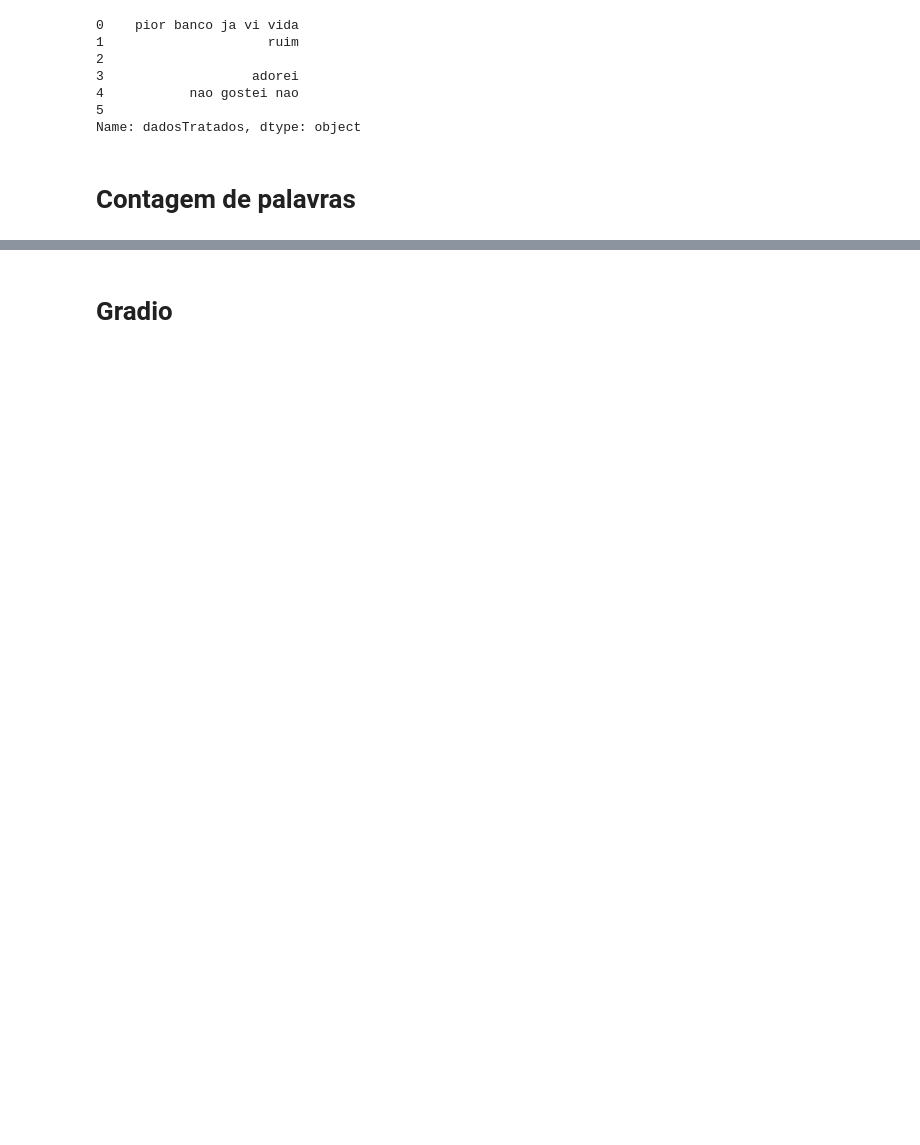
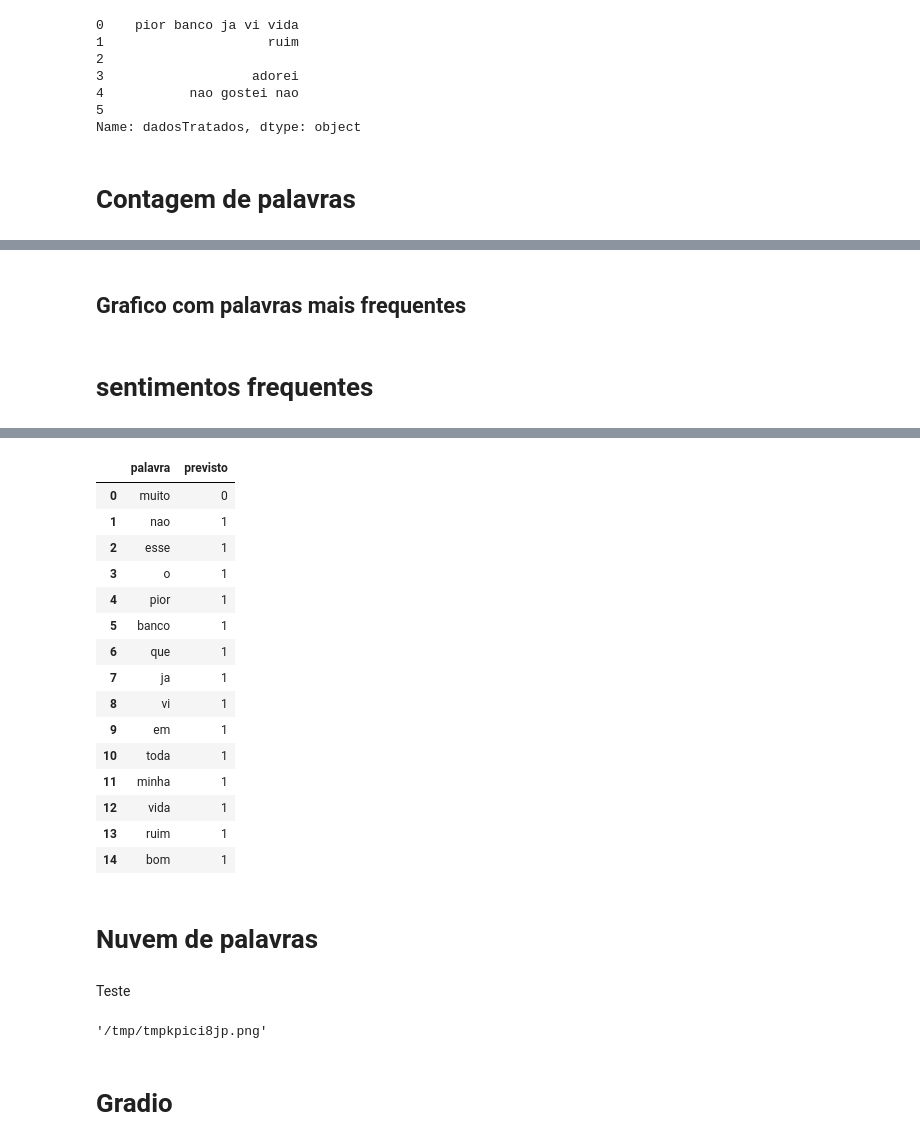
Before and after one commit to 2023M6T4-Inteli/Projeto01, a Jupyter notebook: src/notebook/GradioGrupo1.ipynb, the cells around one changed output, grey strips where cells are left out. Drawn from its saved outputs; the diff is of its cells as text; code cells hidden in the pictures; blank space fills up the shorter version.

Commit message:
feat: Adição nuvem de palavras

```diff
--- a/src/notebook/GradioGrupo1.ipynb
+++ b/src/notebook/GradioGrupo1.ipynb
@@ -326,5 +327,5 @@ tokenizacaoPalavra(dfteste["frase"])
 # %%
 tokenizer = tokenizacaoPalavra(dfteste["frase"])
-palavras_frequentes = contarPalavrasFrequentes(tokenizer, 5)
+palavras_frequentes = contarPalavrasFrequentes(tokenizer, 15)
 print(palavras_frequentes)
 # %% [output]
@@ -332,5 +333,6 @@ print(palavras_frequentes)
 # %%
 def frequentes(dados):
   dic = tokenizacaoPalavra(dados)
-  palavras_frequentes = contarPalavrasFrequentes(dic, 5)
+  palavras_frequentes = contarPalavrasFrequentes(dic, 15)
+
   return palavras_frequentes
@@ -340,0 +359,2 @@ frequentes(dfteste["frase"])
+# %% [markdown]
+## Grafico com palavras mais frequentes
@@ -340,0 +383,13 @@ frequentes(dfteste["frase"])
+# %% [markdown]
+# sentimentos frequentes
+# %%
+def sentimentoFrequentes(dados):
+  sentimentoMaisFrequentes = frequentes(dados)
+  sentimentoMaisFrequentes = list(sentimentoMaisFrequentes.keys())
+  sentimentoMaisFrequentes = pd.DataFrame({'palavra': sentimentoMaisFrequentes})
+  sentimentoM = prever1(sentimentoMaisFrequentes['palavra'])
+  sentimentoMaisFrequentes['previsto'] = sentimentoM
+  return sentimentoMaisFrequentes
+# %%
+sentimentoFrequentes(dfteste["frase"])
+# %% [output]
@@ -340,0 +397,18 @@ frequentes(dfteste["frase"])
+|  | palavra | previsto |
+| 0 | muito | 0 |
+| 1 | nao | 1 |
+| 2 | esse | 1 |
+| 3 | o | 1 |
+| 4 | pior | 1 |
+| 5 | banco | 1 |
+| 6 | que | 1 |
+| 7 | ja | 1 |
+| 8 | vi | 1 |
+| 9 | em | 1 |
+| 10 | toda | 1 |
+| 11 | minha | 1 |
+| 12 | vida | 1 |
+| 13 | ruim | 1 |
+| 14 | bom | 1 |
+# %% [markdown]
+# Nuvem de palavras
@@ -341,3 +432,9 @@ frequentes(dfteste["frase"])
+# %% [markdown]
+Teste
+# %%
+gerarNuvemPalavras(frequentes(dfteste["frase"]))
+# %% [output]
+'/tmp/tmpkpici8jp.png'
 # %% [markdown]
 # Gradio
 # %%
```
Also changed, not shown: parts of 19 cells of this notebook, 1 other file.
